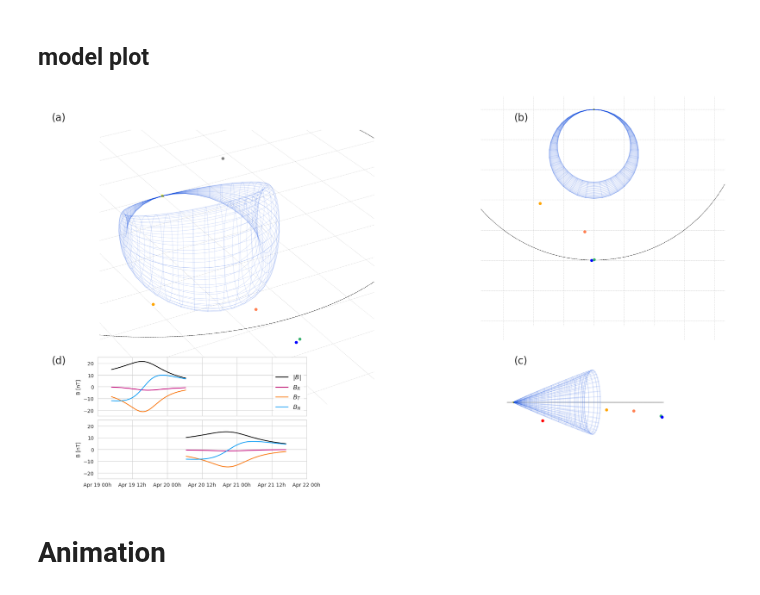
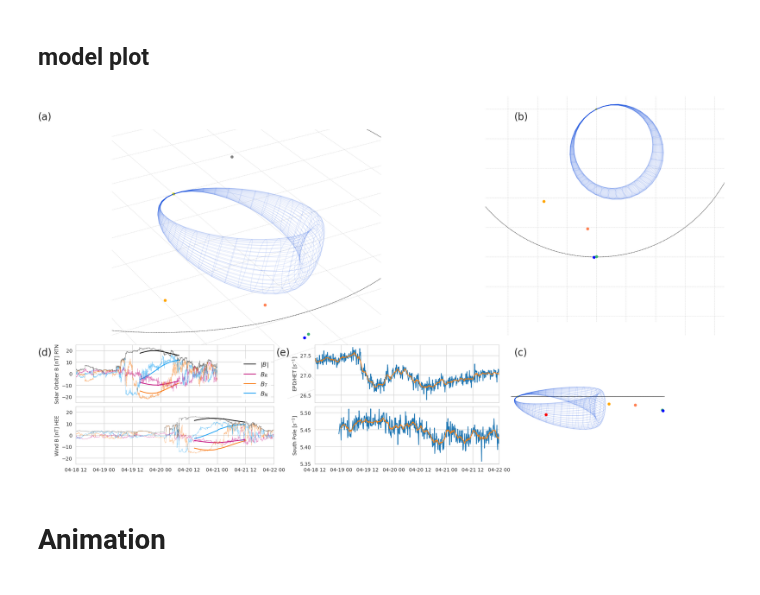
Before and after one commit to cmoestl/solar_orbiter, a Jupyter notebook: event_visuals.ipynb, the cells around one changed output. Saved outputs shown, nothing was run; the diff lists cells and outputs as text; code cells hidden in the pictures.

Commit message:
added visuals in hci

```diff
--- a/event_visuals.ipynb
+++ b/event_visuals.ipynb
@@ -234,7 +334,7 @@ def plot_shift(axis,extent,cx,cy,cz):
 #t1, btot1, bxyz1 = measure(model_obj, "PSP",  t_launch, TP_A  + datetime.timedelta(hours=6), frame="HEEQ", bframe="HEEQ")
 #t2, btot2, bxyz2 = measure(model_obj, "PSP",  t_launch, TP_B  + datetime.timedelta(hours=12), frame="HEEQ", bframe="HEEQ")
 t1, btot1, bxyz1 = measure(model_obj, "SOLO", t_launch, TP_B  + datetime.timedelta(hours=96), frame="HEEQ", bframe="SOLO_SUN_RTN")
-t2, btot2, bxyz2 = measure(model_obj, "Earth", t_launch, TP_B  + datetime.timedelta(hours=96), frame="HEEQ", bframe="HEEQ")
+t2, btot2, bxyz2 = measure(model_obj, "Earth", t_launch, TP_B  + datetime.timedelta(hours=96), frame="HEEQ", bframe="HEE")
 # %% [markdown]
 ### simple position plot
 # %%
@@ -379,26 +479,28 @@ def plot_configure2(ax, **kwargs):
 
 
 
-
 sns.set_style('whitegrid')
-
-
 fig = plt.figure(1,figsize=(19.2, 10.8),dpi=100)
 
 #define subplot grid
 ax1 = plt.subplot2grid((4, 3), (0, 0),rowspan=2,colspan=2,projection='3d')
 ax2 = plt.subplot2grid((4, 3), (0, 2),projection='3d',rowspan=2)
-ax3 = plt.subplot2grid((4, 3), (2, 2),projection='3d',rowspan=2)
+ax3 = plt.subplot2grid((4, 3), (2, 2),projection='3d')
 ax4 = plt.subplot2grid((4, 3), (2, 0))
 ax5 = plt.subplot2grid((4, 3), (3, 0))
+ax6 = plt.subplot2grid((4, 3), (3, 1))
+ax7 = plt.subplot2grid((4, 3), (3, 2))
+
 
 #manually set axes positions
 #https://matplotlib.org/api/_as_gen/matplotlib.axes.Axes.set_position.html#matplotlib.axes.Axes.set_position
 ax1.set_position([0,0.2,0.6,0.7], which='both')
 ax2.set_position([0.65,0.35,0.35,0.65], which='both')
 ax3.set_position([0.6,0,0.4,0.4], which='both')
-ax4.set_position([0.10,0.17,0.3,0.15], which='both')
-ax5.set_position([0.10,0.01,0.3,0.15], which='both')
+ax4.set_position([0.05,0.19,0.29,0.15], which='both')
+ax5.set_position([0.05,0.03,0.29,0.15], which='both')
+ax6.set_position([0.40,0.19,0.27,0.15], which='both')
+ax7.set_position([0.40,0.03,0.27,0.15], which='both')
 
 
 
@@ -483,28 +585,63 @@ plot_shift(ax3,0.3,+0.5,-.5,0.0)
 #frametime=np.round((parse_time(TP_B).plot_date-parse_time(t_launch).plot_date)*24,1)
 
 
+# ------------------ Solar Orbiter
+
+setalpha=0.5
+
 ax4.plot(t1, btot1, color=C0, label="$|B|$")
 ax4.plot(t1, bxyz1[:, 0], color=C1, label="$B_R$")
 ax4.plot(t1, bxyz1[:, 1], color=C2, label="$B_T$")
 ax4.plot(t1, bxyz1[:, 2], color=C3, label="$B_N$")
+ax4.plot(sm.time, sm.bt, color=C0,lw=0.5,alpha=setalpha)
+ax4.plot(sm.time, sm.bx, color=C1,lw=0.5,alpha=setalpha)
+ax4.plot(sm.time, sm.by, color=C2,lw=0.5,alpha=setalpha)
+ax4.plot(sm.time, sm.bz, color=C3,lw=0.5,alpha=setalpha)
+
 
 ax4.legend(loc="lower right", fontsize=12,ncol=1,edgecolor='white')
+ax4.set_ylabel('Solar Orbiter B [nT] RTN')
+ax4.set_xlim(datetime.datetime(2020,4,18,12,0),datetime.datetime(2020,4,22,0,0))
+ax4.set_ylim(-25,25)
+ax4.set_xticklabels([])
 
-ax4.set_ylabel('B [nT]')
-ax4.set_xlim(datetime.datetime(2020,4,19,0,0),datetime.datetime(2020,4,22,0,0))
-ax4.set_ylim(-25,25)
-
-
-ax4.set_xticklabels([])
+# ---------------------- Wind
 
 ax5.plot(t2, btot2, color=C0, label="$|B|$")
 ax5.plot(t2, bxyz2[:, 0], color=C1, label="$B_R$")
 ax5.plot(t2, bxyz2[:, 1], color=C2, label="$B_T$")
 ax5.plot(t2, bxyz2[:, 2], color=C3, label="$B_N$")
-ax5.set_ylabel('B [nT]')
-ax5.set_xlim(datetime.datetime(2020,4,19,0,0),datetime.datetime(2020,4,22,0,0))
+ax5.plot(win.time, win.bt, color=C0,lw=0.5,alpha=setalpha)
+ax5.plot(win.time, -win.bx, color=C1,lw=0.5,alpha=setalpha)
+ax5.plot(win.time, -win.by, color=C2,lw=0.5,alpha=setalpha)
+ax5.plot(win.time, win.bz, color=C3,lw=0.5,alpha=setalpha)
+
+ax5.set_ylabel('Wind B [nT] HEE')
+ax5.set_xlim(datetime.datetime(2020,4,18,12,0),datetime.datetime(2020,4,22,0,0))
 ax5.set_ylim(-25,25)
-ax5.xaxis.set_major_formatter(matplotlib.dates.DateFormatter('%b %d %Hh'))
+#ax5.xaxis.set_major_formatter(matplotlib.dates.DateFormatter('%b %d %Hh'))
+
+
+
+
+
+
+
+# ---------------------- EPD
+ax6.plot(het_gcr)
+ax6.set_xticklabels([])
+ax6.set_xlim(datetime.datetime(2020,4,18,12,0),datetime.datetime(2020,4,22,0,0))
+ax6.set_ylabel('EPD/HET $[s^{-1}]$')
+
+
+
+# ------------------------- south pole
+
+ax7.plot(sopo_nm/60)
+#ax7.plot(crater)
+ax7.set_xlim(datetime.datetime(2020,4,18,12,0),datetime.datetime(2020,4,22,0,0))
+ax7.set_ylabel('South Pole $[s^{-1}]$')
+
 
 #ax4.set_xlim(datetime.datetime(2020,6,1,23,0),datetime.datetime(2022,6,3,4,0))
 
@@ -513,41 +650,40 @@ ax5.xaxis.set_major_formatter(matplotlib.dates.DateFormatter('%b %d %Hh'))
 #ax4.set_xlabel('hours since launch time')
 #ax4.xaxis.set_major_locator(matplotlib.ticker.MultipleLocator(5))
 #ax4.xaxis.set_minor_locator(matplotlib.ticker.MultipleLocator(1))
 #ax4.yaxis.set_major_locator(matplotlib.ticker.MultipleLocator(500))
 #ax4.set_xlim(0,30)
 #ax4.grid(True)
-
-
-
 
 #write hours since launch time
 #plt.annotate('$t_{launch}$ +',[0.45,0.15],ha='center',xycoords='figure fraction',fontsize=20)
 #plt.annotate(str(frametime),[0.5,0.15],ha='center',xycoords='figure fraction',fontsize=20)
 #plt.annotate('hours',[0.54,0.15],ha='center',xycoords='figure fraction',fontsize=20)
 
 
 #1 AU circle
 p=np.arange(0,2*np.pi,0.01)
 r1=1.0
 ax1.plot(r1*np.sin(p),r1*np.cos(p),0,lw=0.5,color='black', alpha=0.5,linestyle='--',zorder=0 )
 ax2.plot(r1*np.sin(p),r1*np.cos(p),0,lw=0.5,color='black', alpha=0.5,linestyle='--',zorder=0 )
 ax3.plot(r1*np.sin(p),r1*np.cos(p),0,lw=0.5,color='black', alpha=0.5,linestyle='--',zorder=0 )
 
 
-
 #panel labels
-plt.annotate('(a)',[0.02,0.93],xycoords='figure fraction',fontsize=20)
+plt.annotate('(a)',[0.00,0.93],xycoords='figure fraction',fontsize=20)
 plt.annotate('(b)',[0.69,0.93],xycoords='figure fraction',fontsize=20)
 plt.annotate('(c)',[0.69,0.32],xycoords='figure fraction',fontsize=20)
-plt.annotate('(d)',[0.02,0.32],xycoords='figure fraction',fontsize=20)
+plt.annotate('(d)',[0.00,0.32],xycoords='figure fraction',fontsize=20)
+plt.annotate('(e)',[0.345,0.32],xycoords='figure fraction',fontsize=20)
+
+
 
 
 #plt.annotate(parse_time(t_launch).iso[0:16],[0.55,0.35],ha='center',xycoords='figure fraction',fontsize=20)
 
 #plt.savefig('results/plots/visual_solo1.pdf',bbox_inches='tight')
-plt.savefig('results/plots/visual_solo1.png', dpi=100)#,bbox_inches='tight')
+plt.savefig('results/plots/visual_solo_2.png', dpi=100)#,bbox_inches='tight')
 # %% [output]
-[figure, old version]
+[figure, new version]
 # %% [markdown]
 # Animation
 # %%
```
Also changed, not shown: parts of 5 cells of this notebook, 2 other files.
